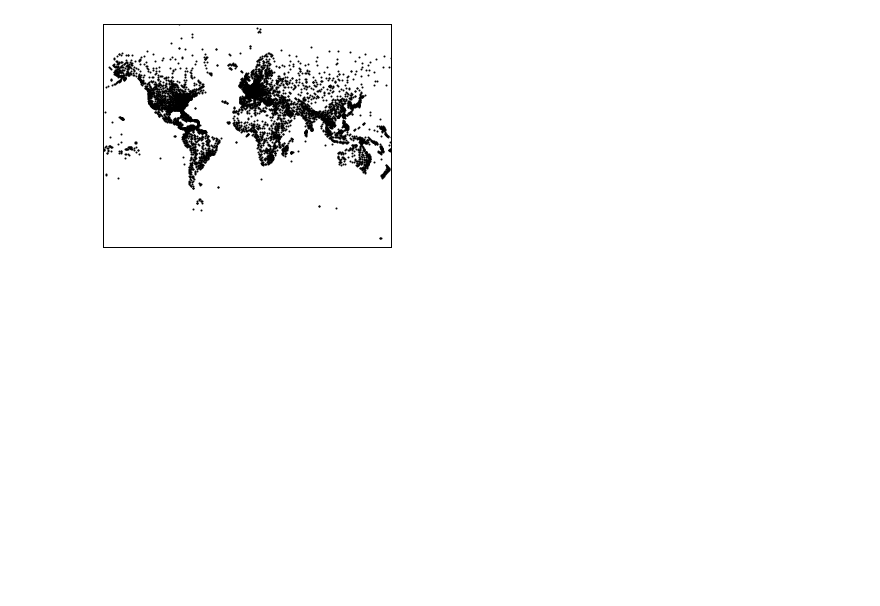
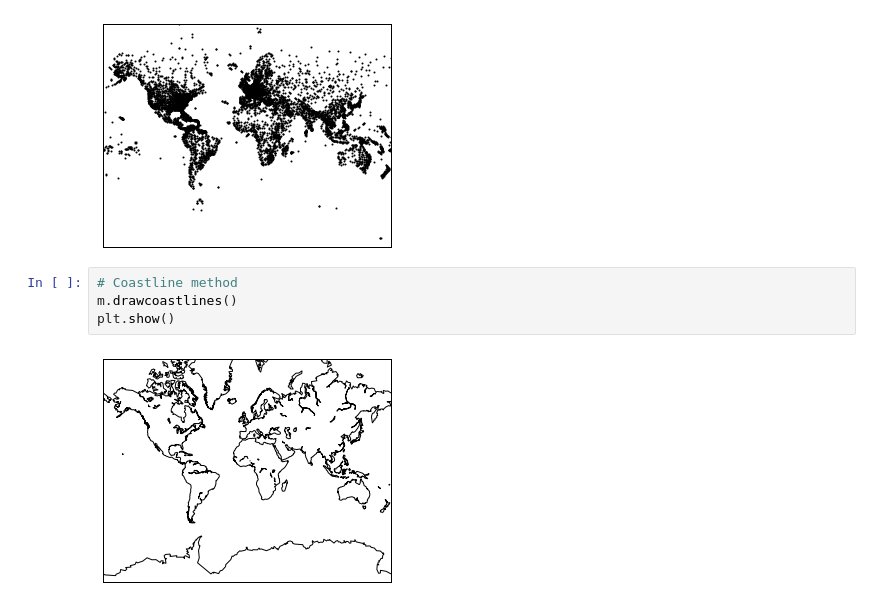
Before and after one commit to hyunhw/Practice-and-notes, a Jupyter notebook: Geographical_data_practice.ipynb, the cells around one changed output. Drawn from its saved outputs; the diff is of its cells as text; blank space fills up the shorter version.

```diff
--- a/Geographical_data_practice.ipynb
+++ b/Geographical_data_practice.ipynb
@@ -113,3 +113,9 @@ m.scatter(x,y, s=1)
 plt.show()
 # %% [output]
 [figure]
+# %%
+# Coastline method
+m.drawcoastlines()
+plt.show()
+# %% [output]
+[figure, added]
```
Also changed, not shown: parts of 3 cells of this notebook.
